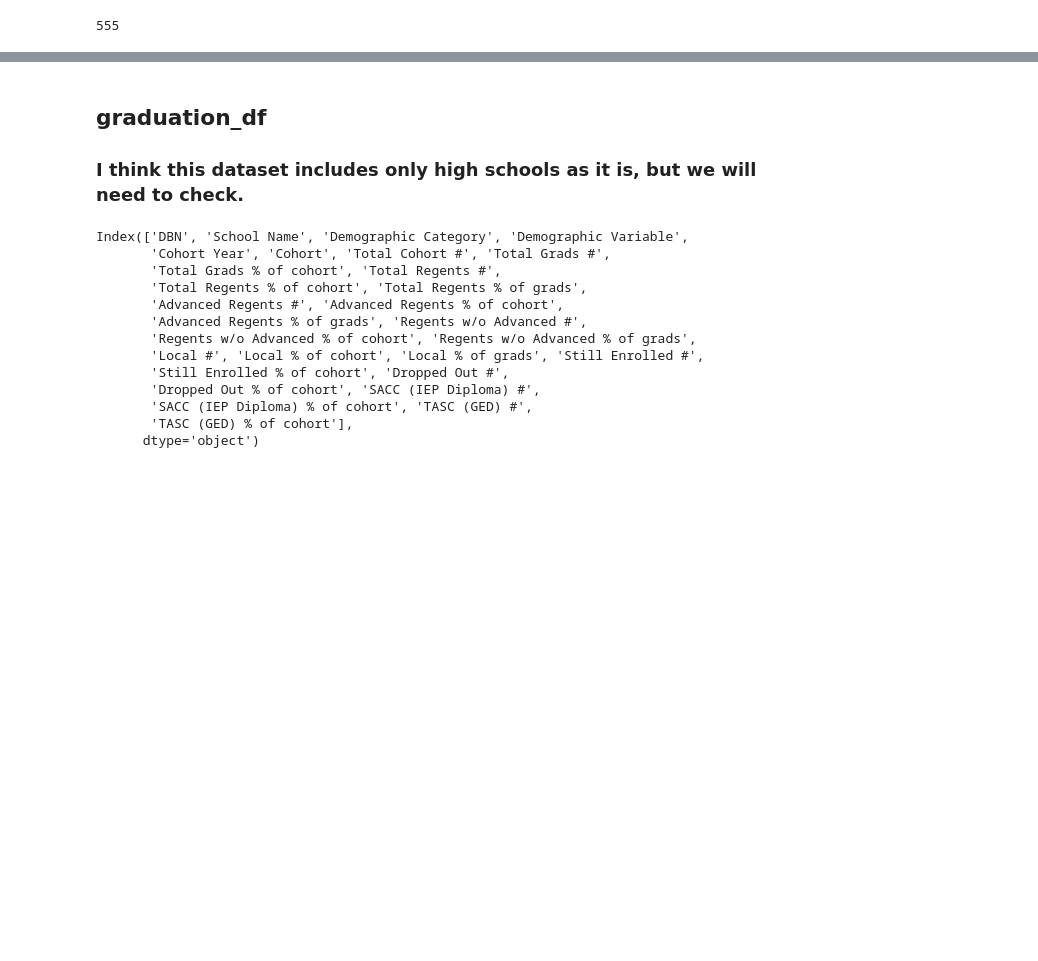
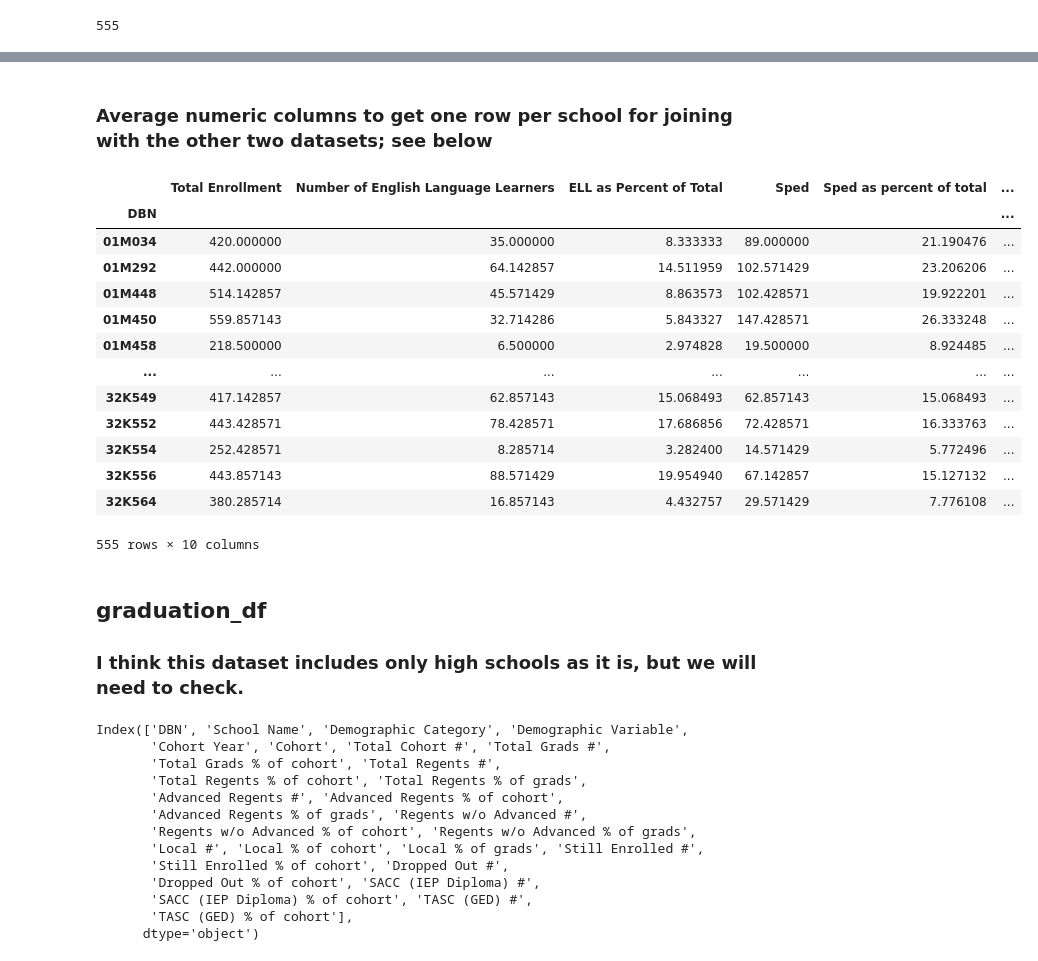
Before and after one commit to divish16/NYC-Student-Success-Predictions, a Jupyter notebook: sample_data_david720.ipynb, the cells around one changed output, grey strips where cells are left out. Cells and saved outputs as stored; diff of their text form; code cells hidden in the pictures; blank space fills up the shorter version.

```diff
--- a/sample_data_david720.ipynb
+++ b/sample_data_david720.ipynb
@@ -267,2 +310,49 @@ drop_df4["DBN"].nunique()
+# %% [markdown]
+### Average numeric columns to get one row per school for joining with the other two datasets; see below
+# %%
+#percentages should be calculated fields
+
+total_enroll = drop_df4.groupby(["DBN"]).mean()["total_enrollment"]
+ell = drop_df4.groupby(["DBN"]).mean()["ell_num"]
+ell_perc = ell / total_enroll * 100
+sped = drop_df4.groupby(["DBN"]).mean()["sped_num"]
+sped_perc = sped / total_enroll * 100
+
+#If we want to use the race columns, could add those here
+
+male = drop_df4.groupby(["DBN"]).mean()["male_num"]
+male_perc = male / total_enroll * 100
+female = drop_df4.groupby(["DBN"]).mean()["female_num"]
+female_perc = female / total_enroll * 100
+frl = drop_df4.groupby(["DBN"]).mean()["frl_combined_percent"]
+# %%
+demo_summary_df = pd.DataFrame({
+    "Total Enrollment": total_enroll,
+    "Number of English Language Learners": ell,
+    "ELL as Percent of Total": ell_perc,
+    "Sped": sped,
+    "Sped as percent of total": sped_perc,
+    "Number of Male Students": male,
+    "Male Students as Percent of Total": male_perc,
+    "Number of Female Students": female,
+    "Female Students as Percent of Total": female_perc,
+    "Percent of students receiving free or reduced-price lunch": frl})
+# %%
+demo_summary_df
+# %% [output]
+|  | Total Enrollment | Number of English Language Learners | ELL as Percent of Total | Sped | Sped as percent of total | ... |
+| DBN |  |  |  |  |  | ... |
+| 01M034 | 420.000000 | 35.000000 | 8.333333 | 89.000000 | 21.190476 | ... |
+| 01M292 | 442.000000 | 64.142857 | 14.511959 | 102.571429 | 23.206206 | ... |
+| 01M448 | 514.142857 | 45.571429 | 8.863573 | 102.428571 | 19.922201 | ... |
+| 01M450 | 559.857143 | 32.714286 | 5.843327 | 147.428571 | 26.333248 | ... |
+| 01M458 | 218.500000 | 6.500000 | 2.974828 | 19.500000 | 8.924485 | ... |
+| ... | ... | ... | ... | ... | ... | ... |
+| 32K549 | 417.142857 | 62.857143 | 15.068493 | 62.857143 | 15.068493 | ... |
+| 32K552 | 443.428571 | 78.428571 | 17.686856 | 72.428571 | 16.333763 | ... |
+| 32K554 | 252.428571 | 8.285714 | 3.282400 | 14.571429 | 5.772496 | ... |
+| 32K556 | 443.857143 | 88.571429 | 19.954940 | 67.142857 | 15.127132 | ... |
+| 32K564 | 380.285714 | 16.857143 | 4.432757 | 29.571429 | 7.776108 | ... |
+555 rows × 10 columns
 # %%
 #could isolate school year based on fiscal year so it could be joined potentially with graduation_df on Cohort Year
```
Also changed, not shown: parts of 28 cells of this notebook.
